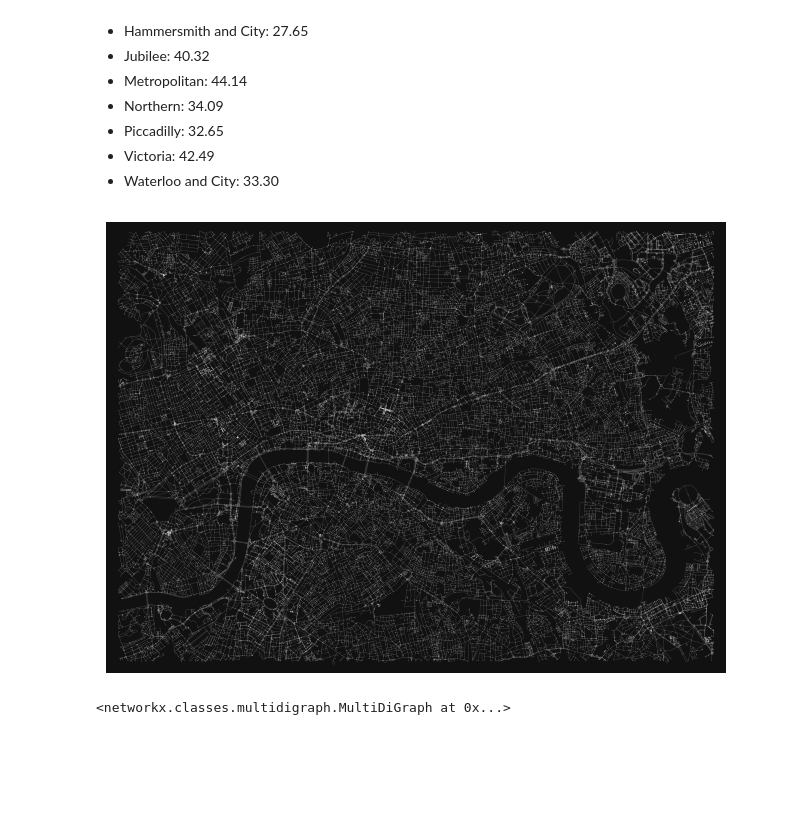
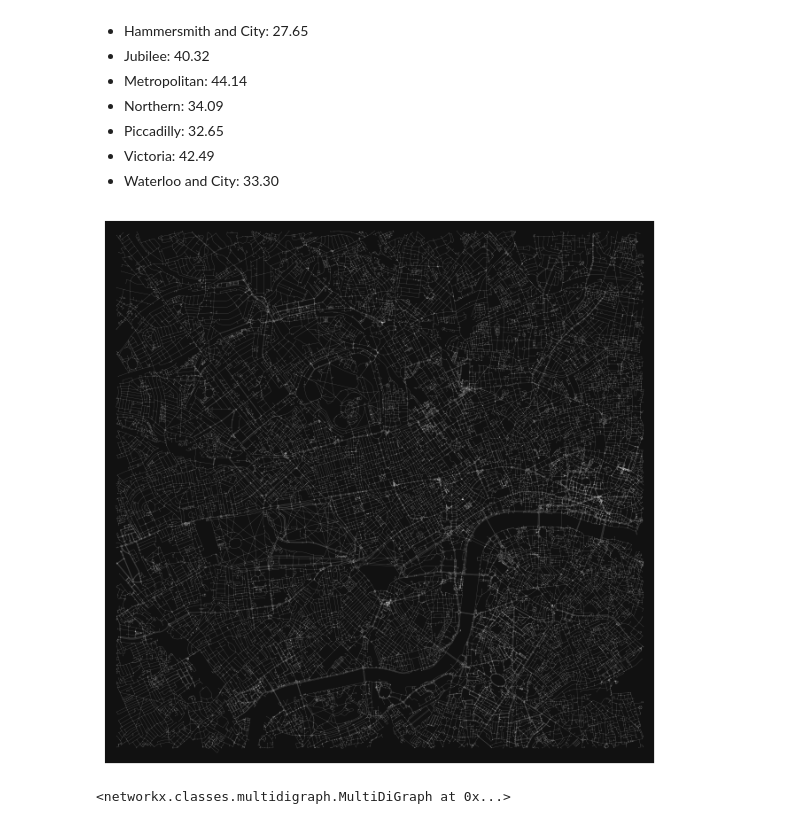
Before and after one commit to wrayx/walking_priority, a Jupyter notebook: plan_route.ipynb, the cells around one changed output. Cells and saved outputs as stored; diff of their text form; code cells hidden in the pictures; blank space fills up the shorter version.

```diff
--- a/plan_route.ipynb
+++ b/plan_route.ipynb
@@ -68,8 +68,8 @@ Operating tubes Average Speed in London (km/h):
 # origin_address = "Finchley Road Station, London, UK"
 # dest_address = "Bush House, London, UK"
 
-# origin_address = "Paddington Station, London, UK"
-# dest_address = "Bush House, London, UK"
+origin_address = "Paddington Station, London, UK"
+dest_address = "Bush House, London, UK"
 
 # origin_address = "Madame Tussauds London, London, UK"
 # dest_address = "Park Royal, London, UK"
@@ -80,8 +80,8 @@ Operating tubes Average Speed in London (km/h):
 # origin_address = "Euston Station, London, UK"
 # dest_address = "Natural History Museum, London, UK"
 
-origin_address = "Canary Wharf Station, London, UK"
-dest_address = "British Museum, London, UK"
+# origin_address = "Canary Wharf Station, London, UK"
+# dest_address = "British Museum, London, UK"
 
 # origin_address = "Liverpool Street, London, UK"
 # dest_address = "Covent Garden, London, UK"
@@ -133,7 +133,7 @@ dest_lat, dest_lon = ox.geocode(dest_address)
 # dest_lat, dest_lon = 51.50885437611224, -0.13020662167407107
 # %%
 # define bundries of the map to be downloaded by origin and destination coordinates
-def get_bbox_bound_from_coord(lat1, lon1, lat2, lon2, diff=0.03):
+def get_bbox_bound_from_coord(lat1, lon1, lat2, lon2, diff=0.04):
     north, south, east, west = -100, 100, -100, 100
     if lat1 > north: north = lat1
     if lat2 > north: north = lat2
@@ -172,10 +172,10 @@ for u, v, k, data in G.edges(data=True, keys=True):
 
 G_wk = G.copy()
 # %%
-# fig, ax = ox.plot_graph(G_wk, node_color='w', node_alpha=.3, node_size=.2, edge_linewidth=0.3, edge_color="dimgrey", edge_alpha=.3, dpi=300)
-# fig.savefig(f"output_osmnx_paths/walk_map_{address_compact}.png", dpi=300, bbox_inches='tight')
+fig, ax = ox.plot_graph(G_wk, node_color='w', node_alpha=.3, node_size=.2, edge_linewidth=0.3, edge_color="dimgrey", edge_alpha=.3, dpi=300)
+fig.savefig(f"output_osmnx_paths/walk_map_{address_compact}.png", dpi=300, bbox_inches='tight')
 # %% [output]
-[figure, old version]
+[figure, new version]
 # %%
 import json
 
```
Also changed, not shown: parts of 2 cells of this notebook, 3 other files.
